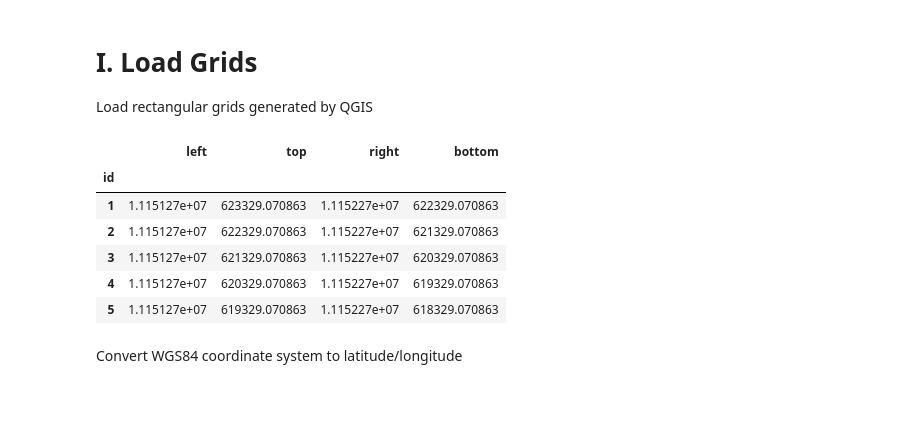
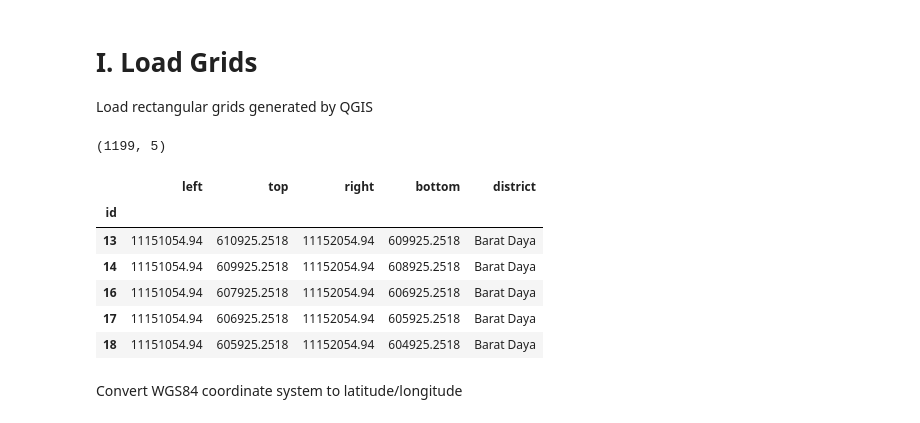
Before and after one commit to shenghaowang/asiatique, a Jupyter notebook: Penang.ipynb, the cells around one changed output. Cells and saved outputs as stored; diff of their text form; code cells hidden in the pictures.

```diff
--- a/Penang.ipynb
+++ b/Penang.ipynb
@@ -5,18 +9,23 @@ import pyproj
 # I. Load Grids
 Load rectangular grids generated by QGIS
 # %%
-grid_fp = "/home/swang/Desktop/shenghao-repos/asiatique/data/penang_grid_EPSG3857_WGS84.csv"
+# grid_fp = "/home/swang/Desktop/shenghao-repos/asiatique/data/penang_grid_EPSG3857_WGS84.csv"
+grid_fp = "/Users/shenghao/Desktop/shenghao-repos/asiatique/data/penang_grid_EPSG3857_WGS84_v3.csv"
 grid_df = pd.read_csv(grid_fp)
+grid_df["id"] = grid_df["id"].apply(lambda grid_id: str(grid_id))
 grid_df = grid_df.set_index("id")
+grid_df = grid_df.dropna()
+print(grid_df.shape)
 grid_df.head()
 # %% [output]
+(1199, 5)
-|  | left | top | right | bottom |
-| id |  |  |  |  |
-| 1 | 1.115127e+07 | 623329.070863 | 1.115227e+07 | 622329.070863 |
-| 2 | 1.115127e+07 | 622329.070863 | 1.115227e+07 | 621329.070863 |
-| 3 | 1.115127e+07 | 621329.070863 | 1.115227e+07 | 620329.070863 |
-| 4 | 1.115127e+07 | 620329.070863 | 1.115227e+07 | 619329.070863 |
-| 5 | 1.115127e+07 | 619329.070863 | 1.115227e+07 | 618329.070863 |
+|  | left | top | right | bottom | district |
+| id |  |  |  |  |  |
+| 13 | 11151054.94 | 610925.2518 | 11152054.94 | 609925.2518 | Barat Daya |
+| 14 | 11151054.94 | 609925.2518 | 11152054.94 | 608925.2518 | Barat Daya |
+| 16 | 11151054.94 | 607925.2518 | 11152054.94 | 606925.2518 | Barat Daya |
+| 17 | 11151054.94 | 606925.2518 | 11152054.94 | 605925.2518 | Barat Daya |
+| 18 | 11151054.94 | 605925.2518 | 11152054.94 | 604925.2518 | Barat Daya |
 # %% [markdown]
 Convert WGS84 coordinate system to latitude/longitude
 # %%
```
Also changed, not shown: parts of 13 cells of this notebook, 14 other files.
